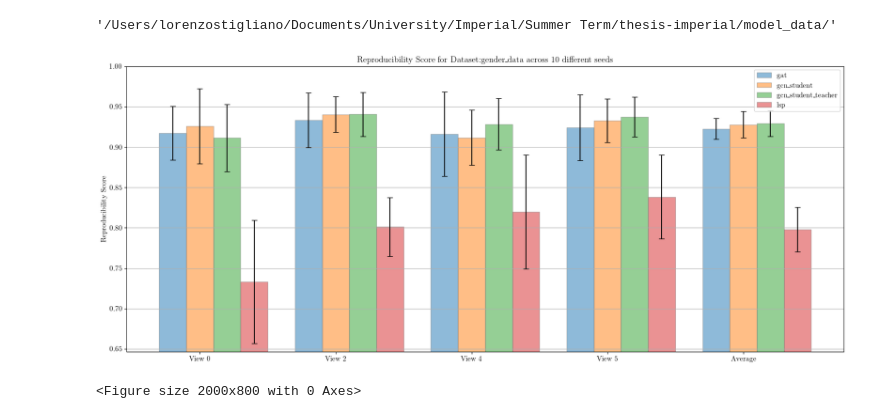
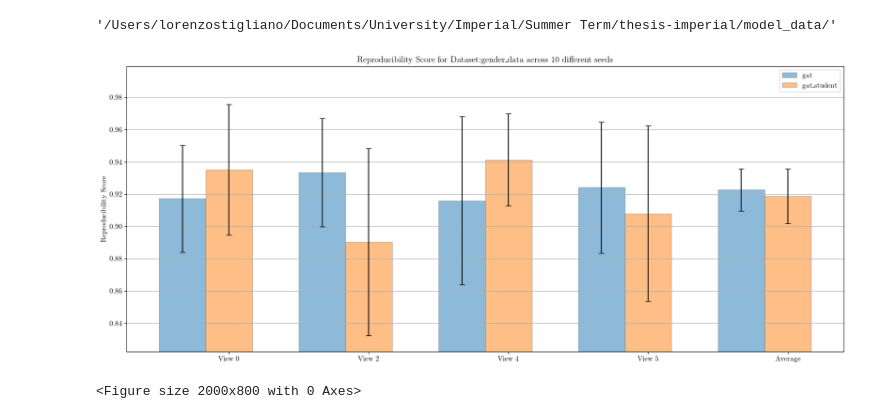
Before and after one commit to LorenzoStigliano/thesis-imperial, a Jupyter notebook: src/notebooks/study_gat.ipynb, the cells around one changed output. Cells and saved outputs as stored; diff of their text form; code cells hidden in the pictures.

Commit message:
new GAT teacher

```diff
--- a/src/notebooks/study_gat.ipynb
+++ b/src/notebooks/study_gat.ipynb
@@ -46,25 +43,25 @@ SAVE_DIR_MODEL_DATA
 # %%
 import matplotlib.pyplot as plt
 
 plt.rcParams['text.latex.preamble']=[r"\usepackage{lmodern}"]
 params = {
     'text.usetex' : True,
     'font.size' : 11,
     'font.family' :'lmodern'
 }
 plt.rcParams.update(params)
 
 dataset="gender_data"
 views=[0, 2, 4, 5]
-models=["gat", "gcn_student", "gcn_student_teacher", "lsp"]
-model_args = [gat_args, gcn_student_args, gat_student_args, gat_lsp_student_args]
+models=["gat", "gat_student"]
+model_args = [gat_args, gat_student_args]
 CV=["3Fold", "5Fold", "10Fold"]
 runs=[i for i in range(10)]
 save_fig=False
 
 plot_bar_chart_reproducibility_mulitple_runs(dataset, views, models, CV, runs, students=[-1,-1,-1,-1,-1,-1], model_args=model_args, save_fig=False)
 # %% [output]
-[figure, old version]
+[figure, new version]
 <Figure size 2000x800 with 0 Axes>
 # %%
 for view in [0,2,4,5]:
```
Also changed, not shown: parts of 2 cells of this notebook, 5 other files.
